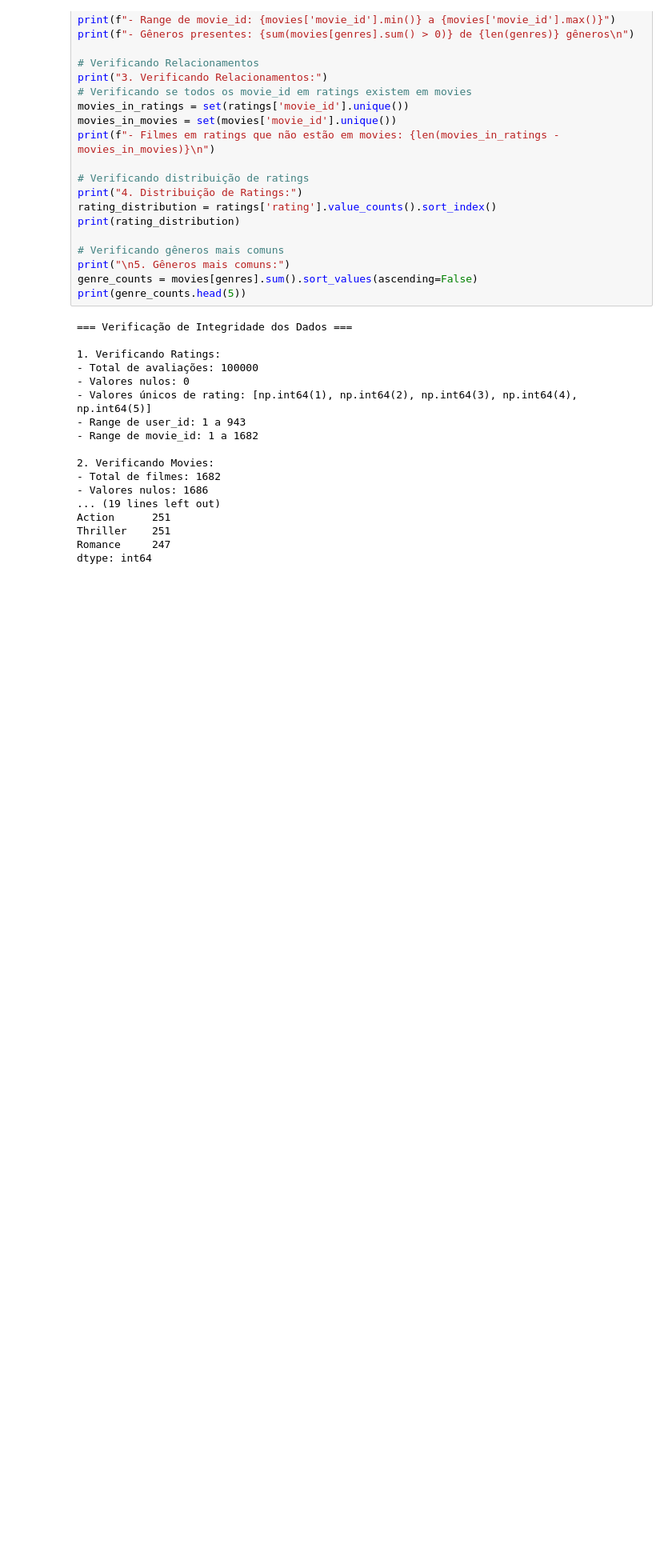
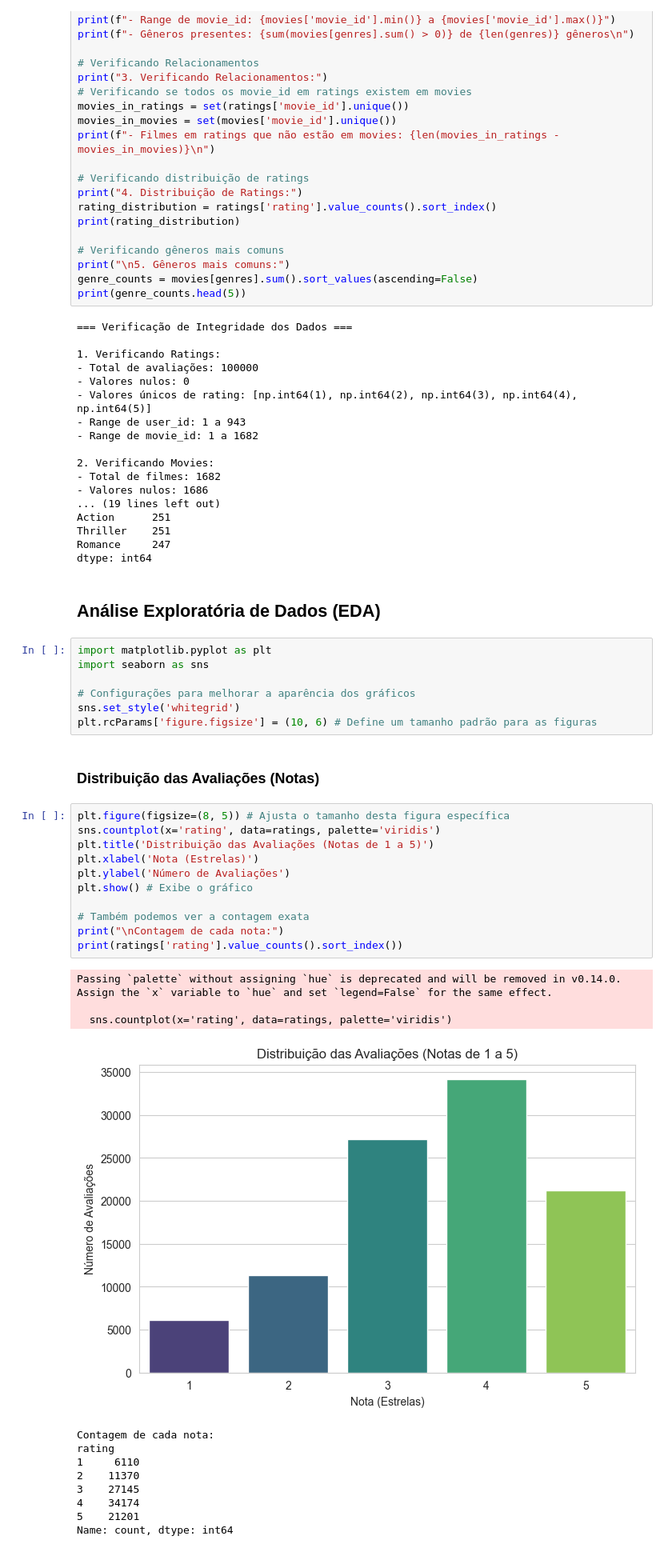
Before and after one commit to Renan-T/movie-recommendation-system, a Jupyter notebook: movie_lens_analysis.ipynb, the cells around one changed output. Shown at 80% size. Cells and saved outputs as stored; diff of their text form; blank space fills up the shorter version.

Commit message:
Adiciona verificação de integridade dos dados e iniciei estrutura para EDA

```diff
--- a/movie_lens_analysis.ipynb
+++ b/movie_lens_analysis.ipynb
@@ -151,3 +151,38 @@ Action      251
 Thriller    251
 Romance     247
 dtype: int64
+# %% [markdown]
+## Análise Exploratória de Dados (EDA)
+# %%
+import matplotlib.pyplot as plt
+import seaborn as sns
+
+# Configurações para melhorar a aparência dos gráficos
+sns.set_style('whitegrid')
+plt.rcParams['figure.figsize'] = (10, 6) # Define um tamanho padrão para as figuras
+# %% [markdown]
+### Distribuição das Avaliações (Notas)
+# %%
+plt.figure(figsize=(8, 5)) # Ajusta o tamanho desta figura específica
+sns.countplot(x='rating', data=ratings, palette='viridis')
+plt.title('Distribuição das Avaliações (Notas de 1 a 5)')
+plt.xlabel('Nota (Estrelas)')
+plt.ylabel('Número de Avaliações')
+plt.show() # Exibe o gráfico
+
+# Também podemos ver a contagem exata
+print("\nContagem de cada nota:")
+print(ratings['rating'].value_counts().sort_index())
+# %% [output]
+Passing `palette` without assigning `hue` is deprecated and will be removed in v0.14.0. Assign the `x` variable to `hue` and set `legend=False` for the same effect.
+
+  sns.countplot(x='rating', data=ratings, palette='viridis')
+[figure, added]
+Contagem de cada nota:
+rating
+1     6110
+2    11370
+3    27145
+4    34174
+5    21201
+Name: count, dtype: int64
```
Also changed, not shown: parts of 5 cells of this notebook.
